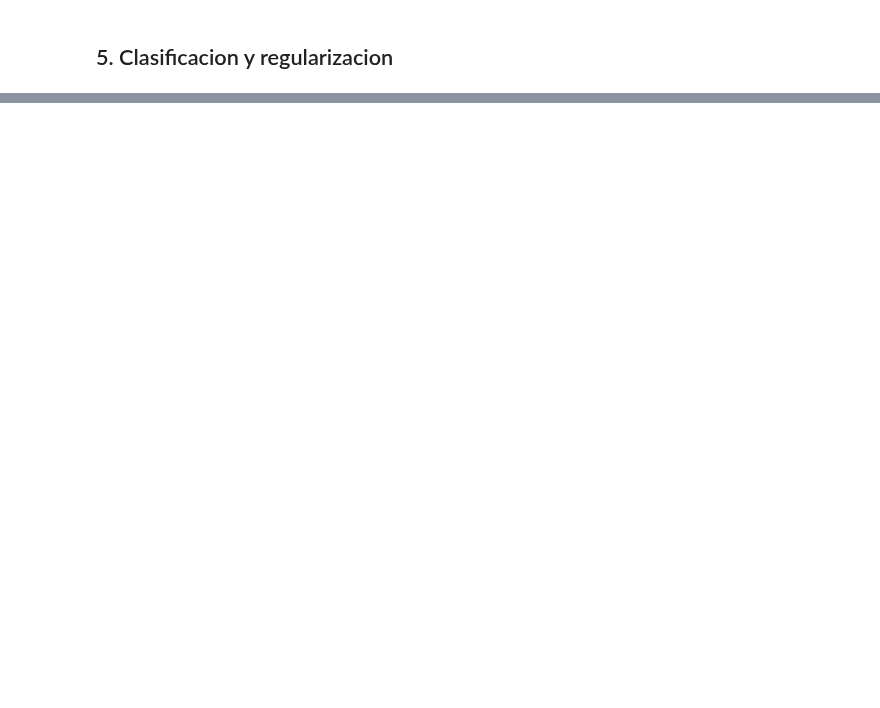
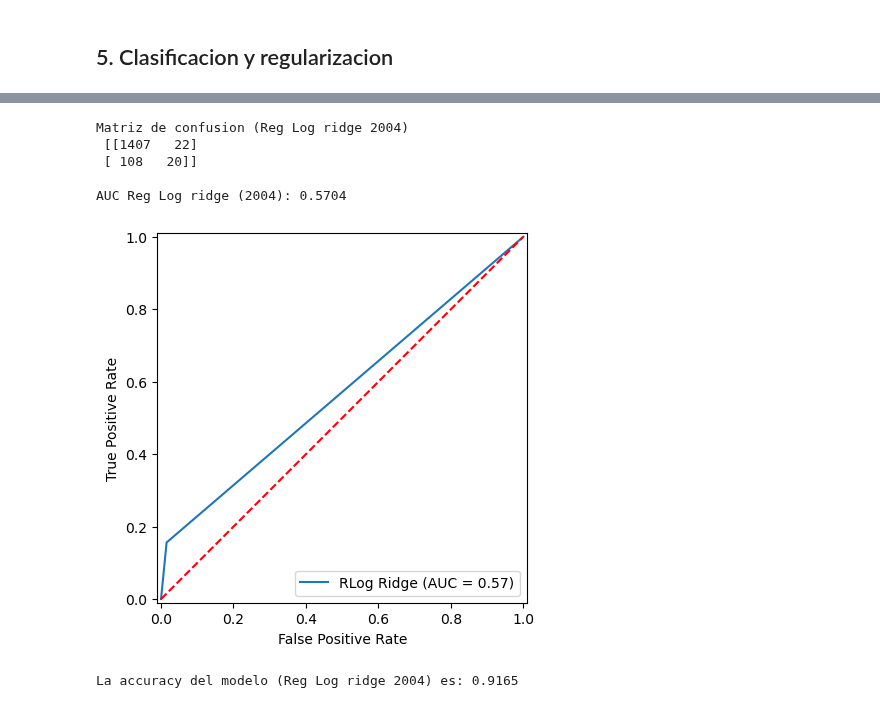
Before and after one commit to maggiecobb/CC408-T1-5, a Jupyter notebook: TP 4/TP 4.ipynb, the cells around one changed output, grey strips where cells are left out. Saved outputs shown, nothing was run; the diff lists cells and outputs as text; code cells hidden in the pictures; blank space fills up the shorter version.

```diff
--- a/TP 4/TP 4.ipynb
+++ b/TP 4/TP 4.ipynb
@@ -2046,0 +769,28 @@ La accuracy del modelo (Reg Log ridge 2004) es: 0.9210
+# %%
+#### Medidas de precision Regresion logistica Ridge para 2004
+#Matriz de confusion
+conflog04_ridge = confusion_matrix(y_test_04, y_pred_log04_ridge)
+print("Matriz de confusion (Reg Log ridge 2004)\n", conflog04_ridge)
+
+#AUC
+auc_log04_ridge = roc_auc_score(y_test_04, y_pred_log04_ridge)
+print('\nAUC Reg Log ridge (2004): %.4f' %auc_log04_ridge)
+
+#Curva ROC
+fpr, tpr, thresholds = roc_curve(y_test_04, y_pred_log04_ridge)
+display = RocCurveDisplay(fpr=fpr, tpr=tpr, roc_auc=auc_log04_ridge, estimator_name='RLog Ridge')
+display.plot()
+plt.plot([0, 1], [0, 1], color='red', linestyle='--')
+plt.show()
+
+#Accuracy
+accuracy_log04_ridge = accuracy_score(y_test_04, y_pred_log04_ridge)
+print("La accuracy del modelo (Reg Log ridge 2004) es: %.4f" %accuracy_log04_ridge)
+# %% [output]
+Matriz de confusion (Reg Log ridge 2004)
+ [[1407   22]
+ [ 108   20]]
+
+AUC Reg Log ridge (2004): 0.5704
+[figure, added]
+La accuracy del modelo (Reg Log ridge 2004) es: 0.9165
```
Also changed, not shown: parts of 194 cells of this notebook.
